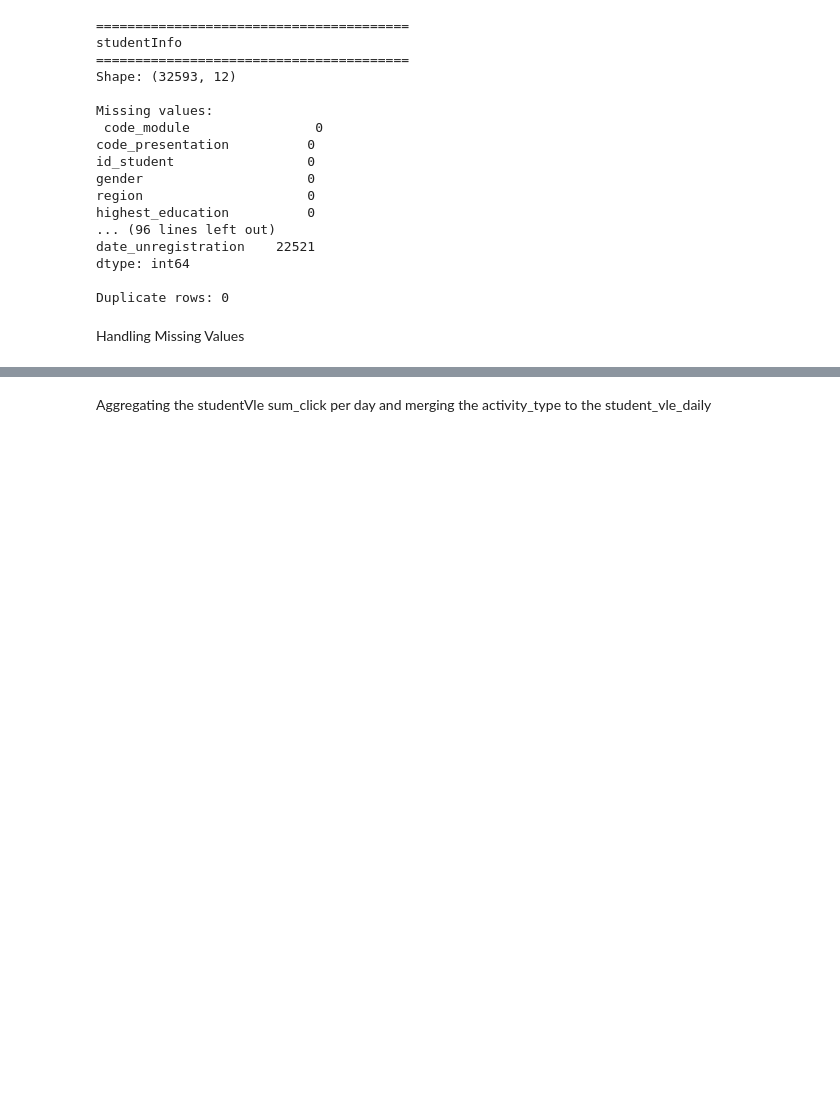
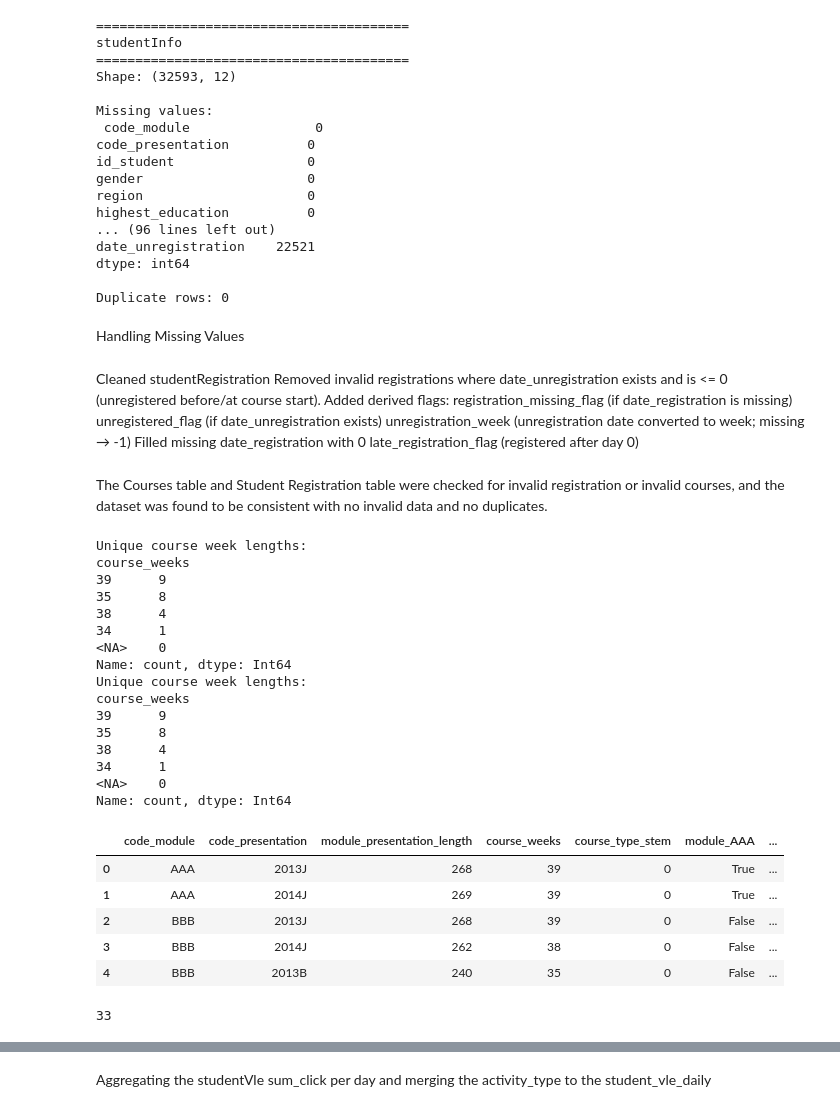
Before and after one commit to Anu-shree-S/oulad-clustered-student-engagement, a Jupyter notebook: notebooks/initial-eda.ipynb, the cells around one changed output, grey strips where cells are left out. Cells and saved outputs as stored; diff of their text form; code cells hidden in the pictures; blank space fills up the shorter version.

```diff
--- a/notebooks/initial-eda.ipynb
+++ b/notebooks/initial-eda.ipynb
@@ -70,0 +73,9 @@ studentReg = studentReg[~(studentReg['date_unregistration'] <= 0)]
+# %% [markdown]
+Cleaned studentRegistration
+Removed invalid registrations where date\_unregistration exists and is <= 0 \(unregistered before/at course start\)\.
+Added derived flags:
+registration\_missing\_flag \(if date\_registration is missing\)
+unregistered\_flag \(if date\_unregistration exists\)
+unregistration\_week \(unregistration date converted to week; missing → \-1\)
+Filled missing date\_registration with 0
+late\_registration\_flag \(registered after day 0\)
@@ -70,0 +94,58 @@ studentReg = studentReg[~(studentReg['date_unregistration'] <= 0)]
+# %% [markdown]
+The Courses table and Student Registration table were checked for invalid registration or invalid courses, and the dataset was found to be consistent with no invalid data and no duplicates\.
+# %%
+courses_encoded = courses.copy()
+# ensuring numeric values for the presentation length and converting them to no of weeks.
+courses_encoded["module_presentation_length"] = pd.to_numeric(courses_encoded["module_presentation_length"],errors="coerce")
+courses_encoded["course_weeks"] = np.ceil(courses_encoded["module_presentation_length"] / 7).astype("Int64")
+
+# Validation
+print("Unique course week lengths:")
+print(courses_encoded["course_weeks"].value_counts(dropna=False))
+
+
+# Optional validation checks
+print("Unique course week lengths:")
+print(courses_encoded["course_weeks"].value_counts(dropna=False))
+
+non_stem_modules = {"AAA", "BBB", "GGG"}
+# creating course_type_stem column to identify STEM/non-STEM 0=Non-STEM, 1=STEM
+courses_encoded["course_type_stem"] = (~courses_encoded["code_module"].astype(str).str.upper().str.strip().isin(non_stem_modules)).astype(int)
+
+# One-hot encoding done for module AAA, BBB, CCC... and presentations 2013J, 2013B, 2014J...
+module_dummies = pd.get_dummies(courses_encoded["code_module"].astype(str).str.upper().str.strip(),prefix="module",drop_first=False)
+presentation_dummies = pd.get_dummies(courses_encoded["code_presentation"].astype(str).str.upper().str.strip(),prefix="presentation",drop_first=False)
+courses_encoded = pd.concat([courses_encoded, module_dummies, presentation_dummies], axis=1)
+
+# --- Drop original categorical columns AFTER encoding ---
+# courses_encoded = courses_encoded.drop(columns=["code_module", "code_presentation"])
+
+display(courses_encoded.head())
+
+del module_dummies
+del presentation_dummies
+gc.collect()
+# %% [output]
+Unique course week lengths:
+course_weeks
+39      9
+35      8
+38      4
+34      1
+<NA>    0
+Name: count, dtype: Int64
+Unique course week lengths:
+course_weeks
+39      9
+35      8
+38      4
+34      1
+<NA>    0
+Name: count, dtype: Int64
+|  | code_module | code_presentation | module_presentation_length | course_weeks | course_type_stem | module_AAA | ... |
+| 0 | AAA | 2013J | 268 | 39 | 0 | True | ... |
+| 1 | AAA | 2014J | 269 | 39 | 0 | True | ... |
+| 2 | BBB | 2013J | 268 | 39 | 0 | False | ... |
+| 3 | BBB | 2014J | 262 | 38 | 0 | False | ... |
+| 4 | BBB | 2013B | 240 | 35 | 0 | False | ... |
+33
```
Also changed, not shown: parts of 19 cells of this notebook.
